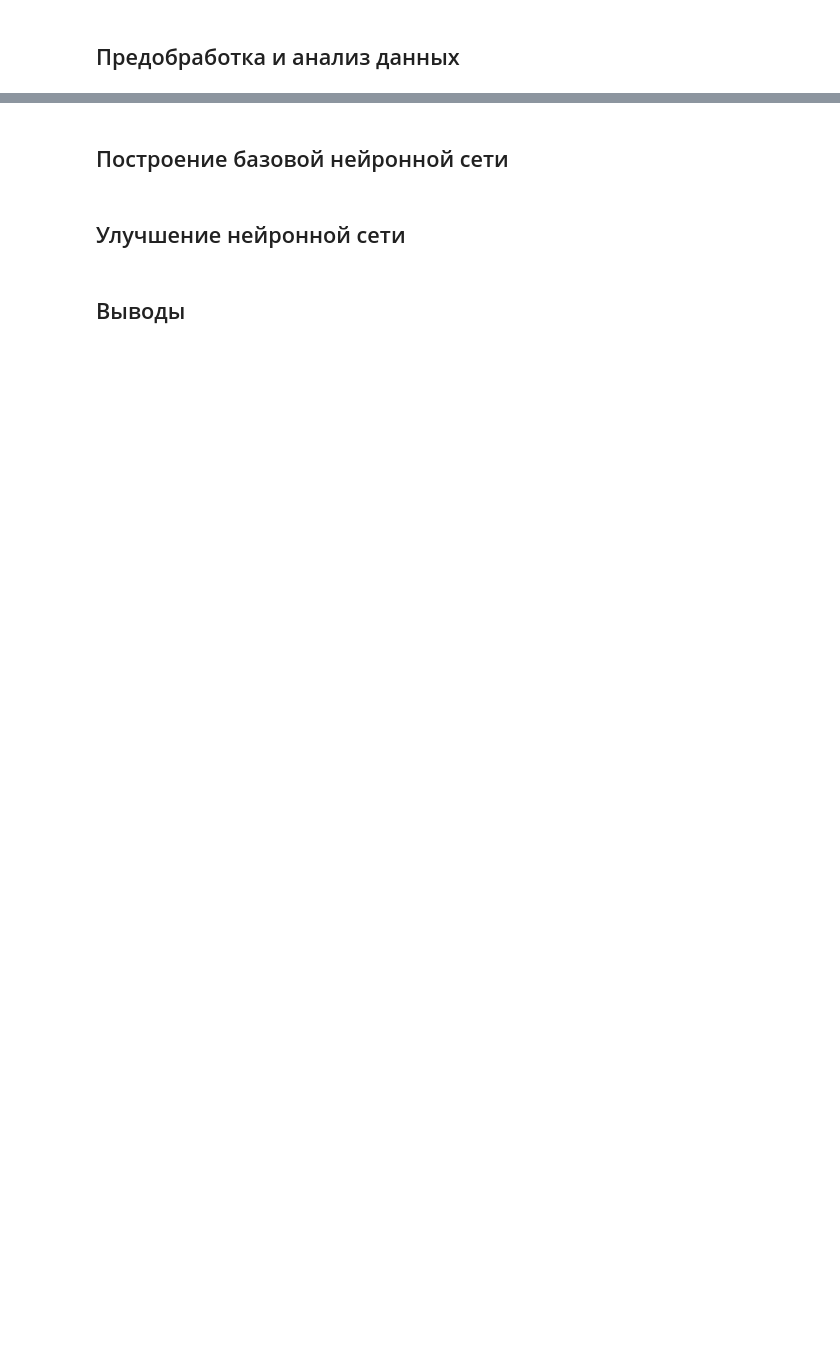
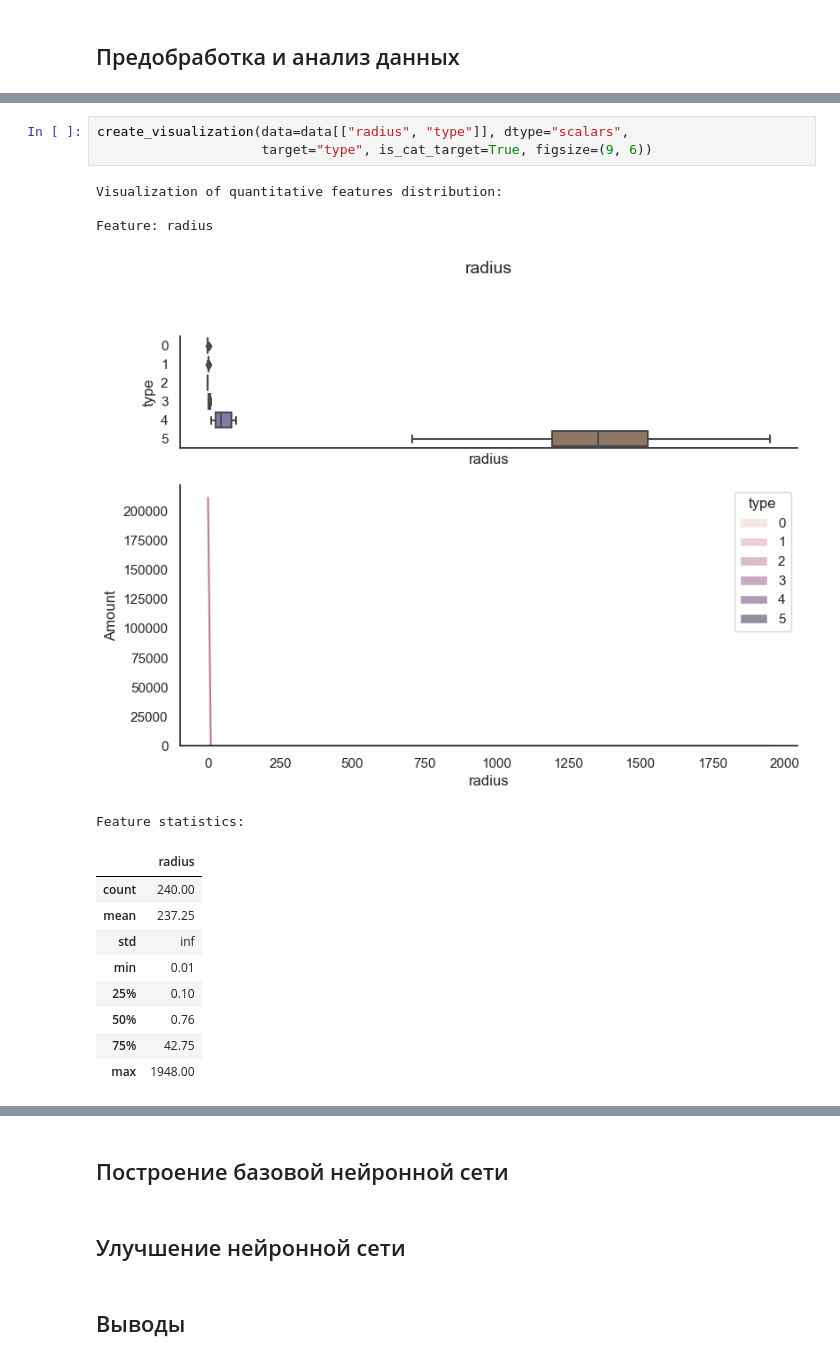
Before and after one commit to AdamCage/star_temperature_prediction_with_pytorch, a Jupyter notebook: star_temperature_prediction.ipynb, the cells around one changed output, grey strips where cells are left out. Cells and saved outputs as stored; diff of their text form; blank space fills up the shorter version.

```diff
--- a/star_temperature_prediction.ipynb
+++ b/star_temperature_prediction.ipynb
@@ -110,0 +543,18 @@
+# %%
+create_visualization(data=data[["radius", "type"]], dtype="scalars",
+                     target="type", is_cat_target=True, figsize=(9, 6))
+# %% [output]
+Visualization of quantitative features distribution:
+
+Feature: radius
+[figure, added]
+Feature statistics:
+|  | radius |
+| count | 240.00 |
+| mean | 237.25 |
+| std | inf |
+| min | 0.01 |
+| 25% | 0.10 |
+| 50% | 0.76 |
+| 75% | 42.75 |
+| max | 1948.00 |
```
Also changed, not shown: parts of 13 cells of this notebook, 1 other file.
